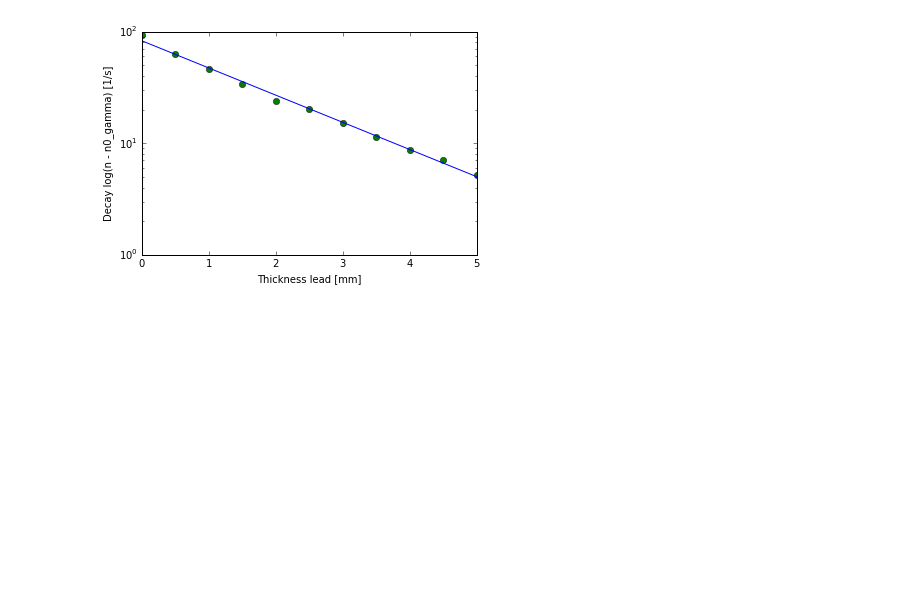
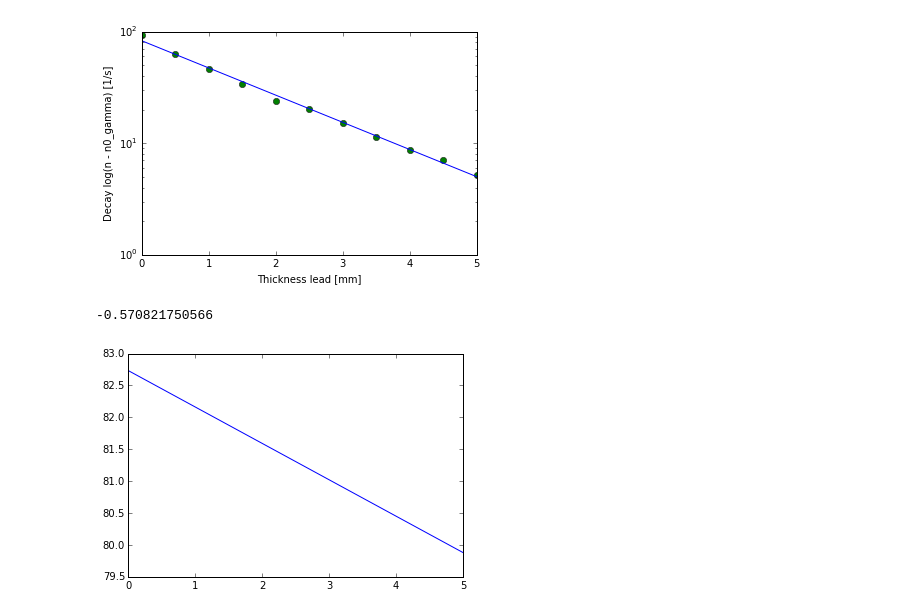
Before and after one commit to krauthex/AP2.2, a Jupyter notebook: v253/v253.ipynb, the cells around one changed output. Drawn from its saved outputs; the diff is of its cells as text; code cells hidden in the pictures; blank space fills up the shorter version.

```diff
--- a/v253/v253.ipynb
+++ b/v253/v253.ipynb
@@ -85,6 +85,14 @@ plt.plot(thickness, np.exp(fitted_gamma), 'b-')
 # %% [output]
 [<matplotlib.lines.Line2D at 0x...>]
 [figure]
+# %%
+plt.plot(thickness, -np.exp(coefficients[0]) * thickness + np.exp(coefficients[1]))
+
+slope = -np.exp(coefficients[0])
+print(slope)
+# %% [output]
+-0.570821750566
+[figure, added]
 # %%
 ## reading in the data from the first file
 ## keep in mind, that the first row is skipped by the function
```
Also changed, not shown: parts of 3 cells of this notebook.
